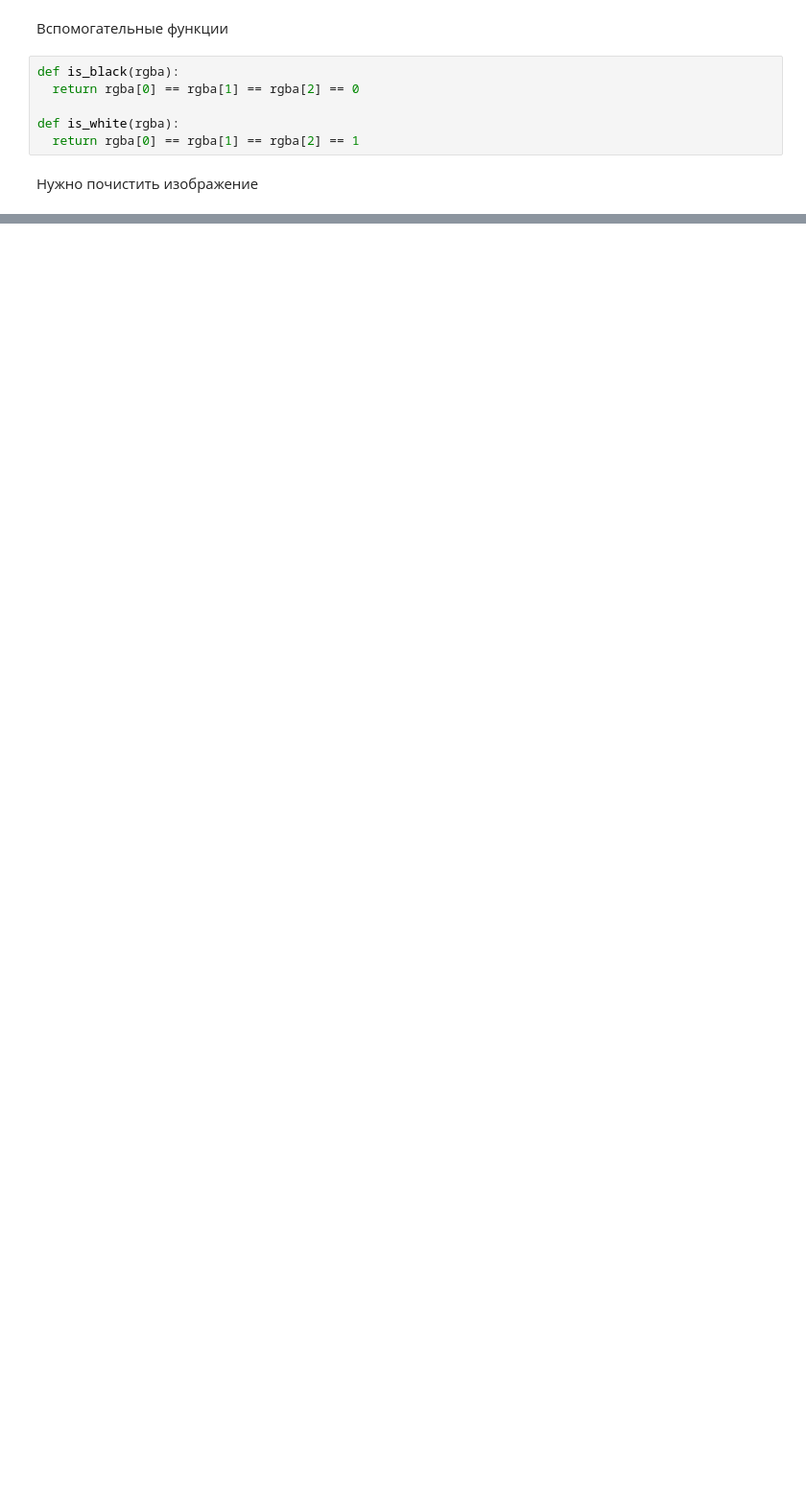
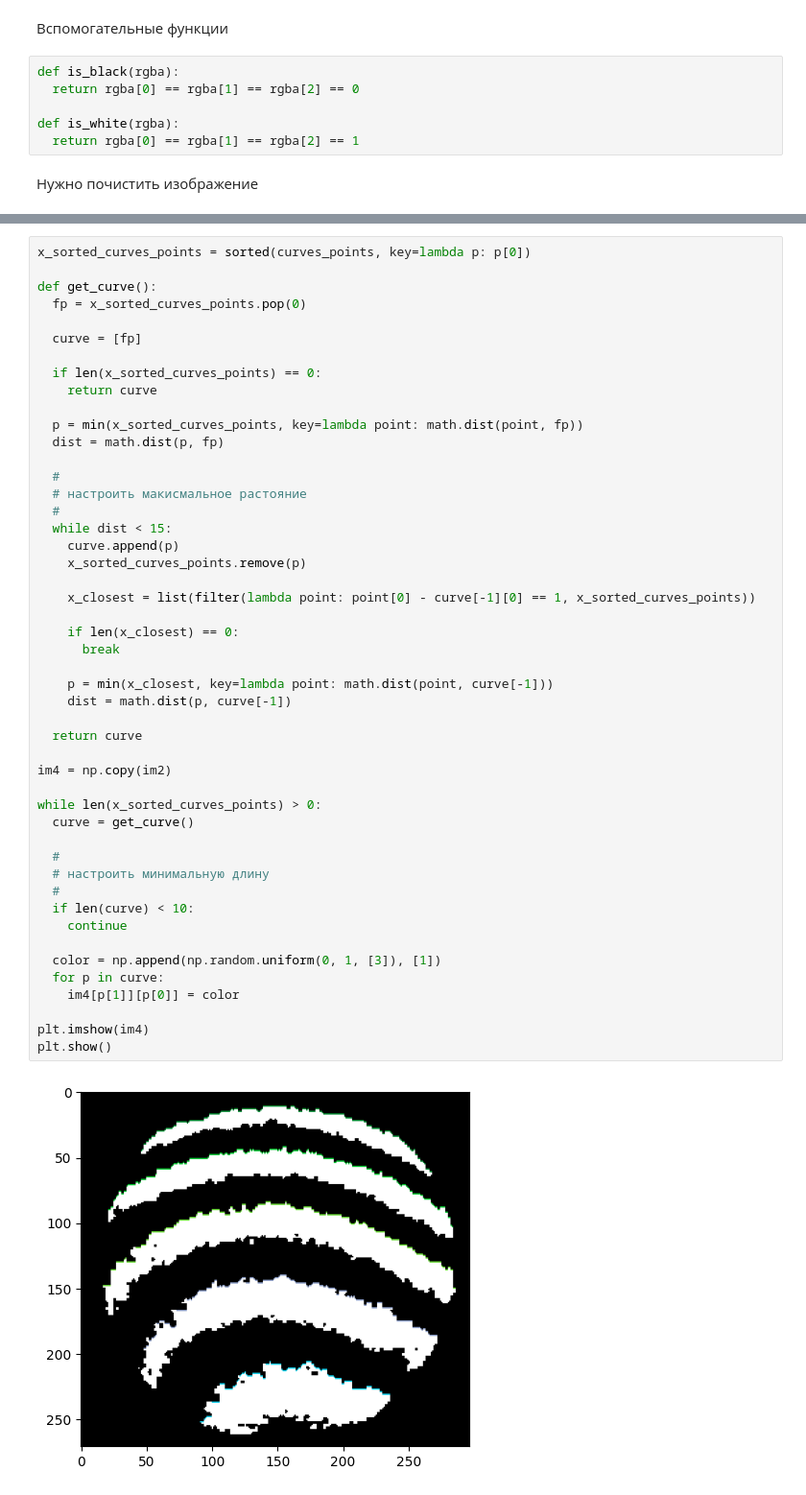
Before and after one commit to asmalcev/picture-curve-approximation, a Jupyter notebook: main.ipynb, the cells around one changed output, grey strips where cells are left out. Shown at 96% size. Cells and saved outputs as stored; diff of their text form; blank space fills up the shorter version.

```diff
--- a/main.ipynb
+++ b/main.ipynb
@@ -46,0 +58,50 @@ plt.imshow(im2)
+# %%
+x_sorted_curves_points = sorted(curves_points, key=lambda p: p[0])
+
+def get_curve():
+  fp = x_sorted_curves_points.pop(0)
+
+  curve = [fp]
+
+  if len(x_sorted_curves_points) == 0:
+    return curve
+
+  p = min(x_sorted_curves_points, key=lambda point: math.dist(point, fp))
+  dist = math.dist(p, fp)
+
+  #
+  # настроить макисмальное растояние
+  #
+  while dist < 15:
+    curve.append(p)
+    x_sorted_curves_points.remove(p)
+
+    x_closest = list(filter(lambda point: point[0] - curve[-1][0] == 1, x_sorted_curves_points))
+
+    if len(x_closest) == 0:
+      break
+
+    p = min(x_closest, key=lambda point: math.dist(point, curve[-1]))
+    dist = math.dist(p, curve[-1])
+
+  return curve
+
+im4 = np.copy(im2)
+
+while len(x_sorted_curves_points) > 0:
+  curve = get_curve()
+
+  #
+  # настроить минимальную длину
+  #
+  if len(curve) < 10:
+    continue
+
+  color = np.append(np.random.uniform(0, 1, [3]), [1])
+  for p in curve:
+    im4[p[1]][p[0]] = color
+
+plt.imshow(im4)
+plt.show()
+# %% [output]
+[figure, added]
```
Also changed, not shown: parts of 3 cells of this notebook.
